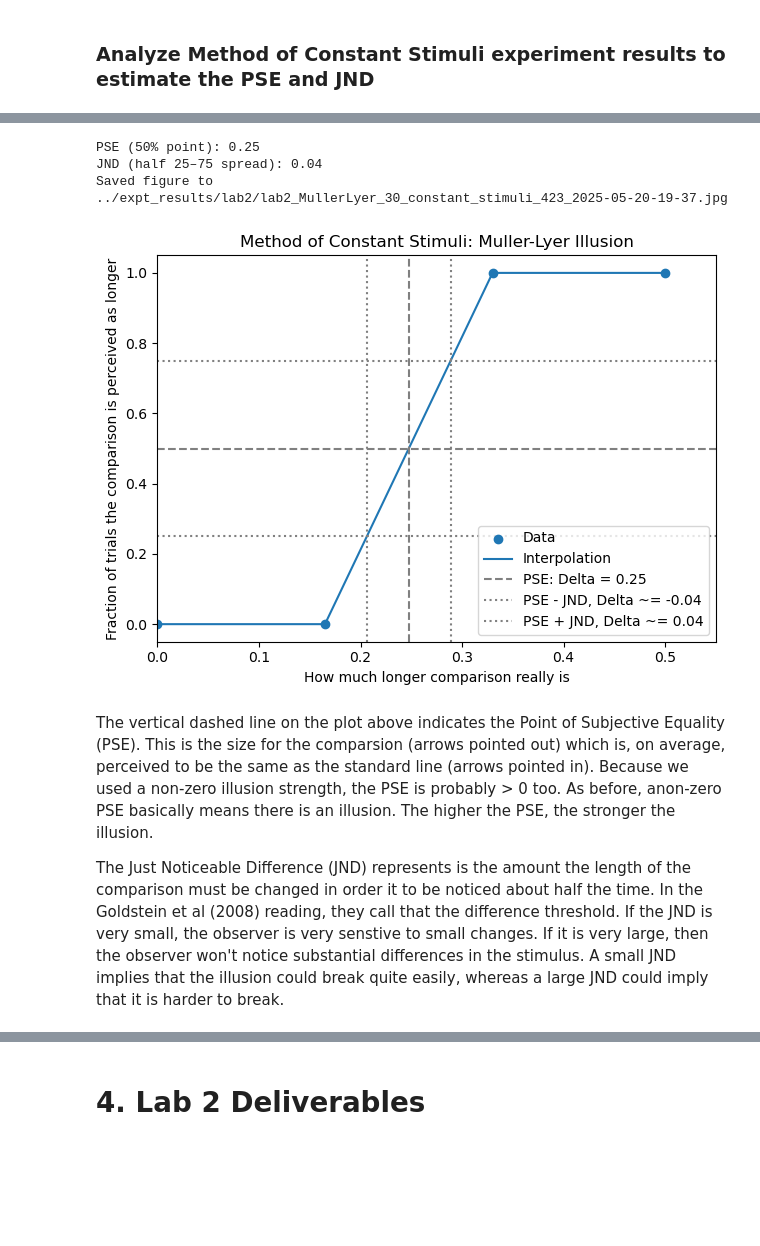
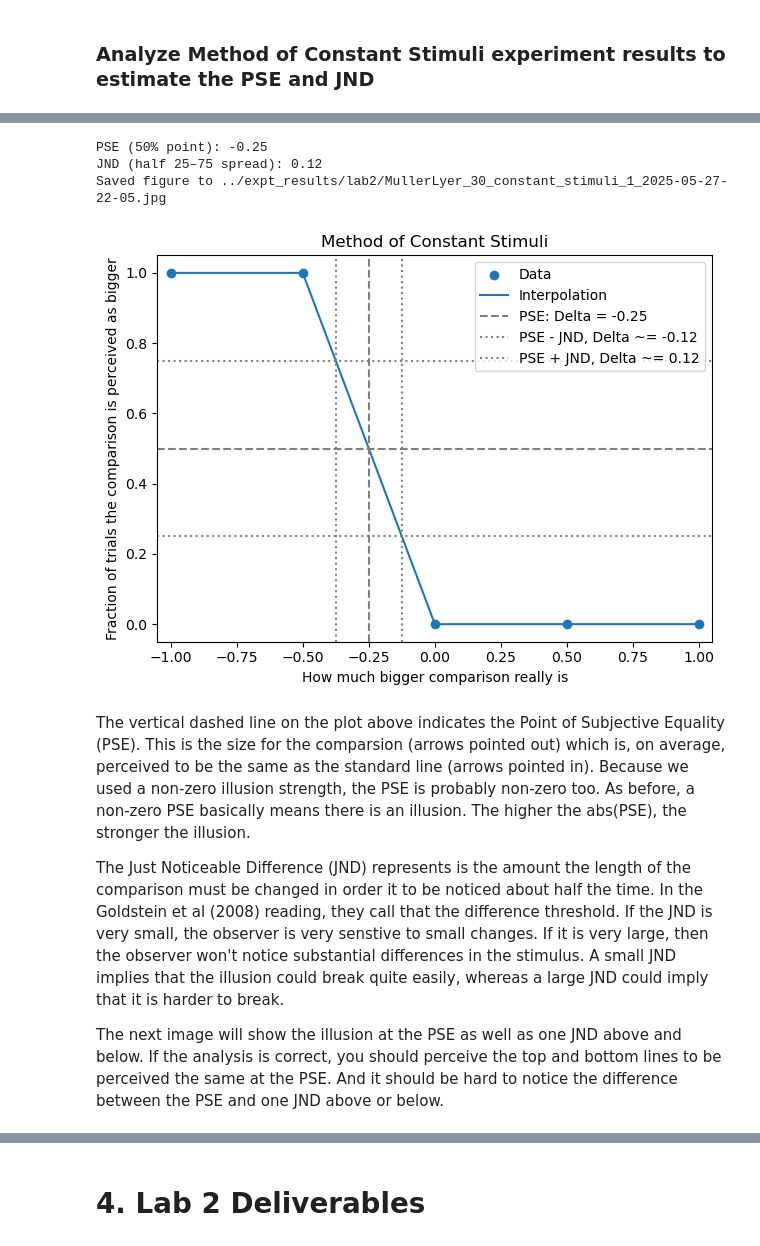
Before and after one commit to ahna/illusion-lab, a Jupyter notebook: Lab2.ipynb, the cells around one changed output, grey strips where cells are left out. Saved outputs shown, nothing was run; the diff lists cells and outputs as text; code cells hidden in the pictures; blank space fills up the shorter version.

```diff
--- a/Lab2.ipynb
+++ b/Lab2.ipynb
@@ -65,6 +66,6 @@ In Pyllusion's implementation of the Muller-Lyer illusion there are two main par
 In the next example you will see what it means to vary the illusion strength, while keeping the difference between the upper and bottom lines at zero. Even though the red lines are always the same length, do you see that sometimes the top and bottom lines appear to be different lengths, especially when the illusion strength (arrow angles) are high?
 # %%
 # pre-render a bunch of illusions -- it takes a few minutes but will result in faster experiments
-stimuli_dict = pyllusion_lab.pre_render_stimuli(illusion_type, illusion_strengths=[-30, -15, 0, 15, 30], standard=0.5, differences=[-1, -0.5, 0, 0.5, 1], prerendered_stimuli_dir=prerendered_stimuli_dir);
+stimuli_dict = pyllusion_lab.pre_render_stimuli(illusion_type, illusion_strengths=[-30, -15, 0, 15, 30], standard=0.5, differences=[-1, -0.66, -0.33, 0, 0.33, 0.66, 1], prerendered_stimuli_dir=prerendered_stimuli_dir);
 # %% [output]
 -30 -1
@@ -103,7 +108,7 @@ Muller-Lyer illusion with 5 different arrow angles (illusion strengths)
 In the next example you will see what it means to vary the difference between the line segments, while keeping the arrow angles fixed at 0. When the arrow angle is zero, the illusion doesn't usually occur: You should be able to accurately tell which line is longer.
 # %%
 illusion_strength = 0
-differences = [-1, -0.5, 0, 0.5, 1]
+differences = [-1, -0.66, -0.33, 0, 0.33, 0.66, 1]
 plt.figure(figsize=(20,5))
 for i,delta in enumerate(differences, start=1):
     plt.subplot(1,len(differences),i)
@@ -111,5 +116,5 @@ for i,delta in enumerate(differences, start=1):
     plt.imshow(stimulus_img)
     plt.axis('off')
     plt.title(delta)
-print(f"Muller-Lyer illusion with illusion strength = 0 and {len(differences)} different relative lengths")
+print(f"{illusion_type} illusion with illusion strength = 0 and {len(differences)} different relative lengths")
 # %% [output]
@@ -119,15 +124,17 @@ Muller-Lyer illusion with illusion strength = 0 and 5 different relative lengths
 Putting it all together, now we can make a nifty table of changing the arrow angle and the relative length:
 # %%
 illusion_strengths = [-30, -15, 0, 15, 30]
-differences = [-1, -0.5, 0, 0.5, 1]
-plt.figure(figsize=(20,20))
+differences = [-1, -0.66, -0.33, 0, 0.33, 0.66, 1]
+plt.figure(figsize=(20,12))
 for i,illusion_strength in enumerate(illusion_strengths, start=0):
     for j,delta in enumerate(differences, start=1):
-        plt.subplot(len(differences),len(illusion_strengths),i*len(illusion_strengths)+j)
+        plt.subplot(len(illusion_strengths),len(differences),i*len(differences)+j)
         stimulus_img, stimulus_params = pyllusion_lab.load_prerendered_stimulus(stimuli_dict, illusion_strength, delta)
         plt.imshow(stimulus_img)
         plt.axis('off')
-        plt.title(str(illusion_strength) + ", " + str(delta))
+        plt.title(f"strength:{illusion_strength}, Δ:{delta}")
 plt.tight_layout()
-print(f"Muller-Lyer illusion with various arrow angles and and relative lengths. Any apparent length difference in column 3 is illusory, as is perceiving the same line length in columns 1,2,4 or 5.")
+print(f"{illusion_type} illusion with various arrow angles and and relative lengths.")
+print("When Δ is 0 (middle column), any apparent length difference is illusory")
+print("When Δ is not zero (all the other columns), seeing the two lines as the same length is illusory")
 # %% [output]
@@ -218,14 +227,12 @@ A few tips for running this experiment:
 - It is helpful to have the experiment cell titled "# run the experiment with a illusion strength of 30" at the top of your screen
 - Do NOT respond until the stimulus disappears and the fixation cross appears. If you respond early, a Jupyter shortcut may inadvertently get activated which will convert the code cell into a markdown cell and stop the experiment prematurely. If this happens to you, you can simply create a new code cell ("+") and copy and paste the lines into it, and start over.
 # %%
-importlib.reload(pyllusion_lab)
-import pyllusion_lab
-
 welcome_instructions = "In this experiment, you will see two lines with errors, and be asked to judge whether the top or bottom line is longer."
 trial_instructions="Which looked longer?"
-constantstimuli_results_df, results_filename = pyllusion_lab.pyllusion_constantstim_expt(
-    illusion_type, illusion_strength=30, differences=[-1, -0.5, 0, 0.5, 1], num_trials_per_level=3,
+differences=[-1,-0.66,-0.33,0,0.33,0.66,1]
+constantstimuli_results_df, results_constantstim_filename = pyllusion_lab.pyllusion_constantstim_expt(
+    illusion_type, illusion_strength=30, differences=differences, num_trials_per_level=3,
     size_min=0.5, duration=0.8, output_data_path=output_data_path, welcome_instructions=welcome_instructions,
-    trial_instructions=trial_instructions, stimuli_dict=stimuli_dict)
+    trial_instructions=trial_instructions, stimuli_dict=stimuli_dict)'
 # %% [output]
 VBox(children=(Output(layout=Layout(display='flex', justify_content='center')), Output(layout=Layout(display='…
@@ -242,14 +253,15 @@ results_filename = "../expt_results/lab2/lab2_MullerLyer_30_constant_stimuli_423
 # %%
 # plot the psychometric function, get PSE and JND
-constantstimuli_results_df = pyllusion_lab.reformat_muller_lyer_constantstim_results(results_filename)
-results_fig_filename = results_filename.rstrip('_results.csv') + '.jpg'
-PSE, JND = pyllusion_lab.get_PSE_JND_plot(constantstimuli_results_df, results_fig_filename);
+results_constantstim_fig_filename = results_constantstim_filename.rstrip('_results.csv') + '.jpg'
+PSE, JND = pyllusion_lab.get_PSE_JND_constantstim_plot(results_constantstim_filename, results_constantstim_fig_filename);
 # %% [output]
-PSE (50% point): 0.25
-JND (half 25–75 spread): 0.04
-Saved figure to ../expt_results/lab2/lab2_MullerLyer_30_constant_stimuli_423_2025-05-20-19-37.jpg
+PSE (50% point): -0.25
+JND (half 25–75 spread): 0.12
+Saved figure to ../expt_results/lab2/MullerLyer_30_constant_stimuli_1_2025-05-27-22-05.jpg
-[figure, old version]
+[figure, new version]
 # %% [markdown]
-The vertical dashed line on the plot above indicates the Point of Subjective Equality (PSE). This is the size for the comparsion (arrows pointed out) which is, on average, perceived to be the same as the standard line (arrows pointed in). Because we used a non-zero illusion strength, the PSE is probably > 0 too. As before, anon-zero PSE basically means there is an illusion. The higher the PSE, the stronger the illusion.
+The vertical dashed line on the plot above indicates the Point of Subjective Equality (PSE). This is the size for the comparsion (arrows pointed out) which is, on average, perceived to be the same as the standard line (arrows pointed in). Because we used a non-zero illusion strength, the PSE is probably non-zero too. As before, a non-zero PSE basically means there is an illusion. The higher the abs(PSE), the stronger the illusion.
 
 The Just Noticeable Difference (JND) represents is the amount the length of the comparison must be changed in order it to be noticed about half the time. In the Goldstein et al (2008) reading, they call that the difference threshold. If the JND is very small, the observer is very senstive to small changes. If it is very large, then the observer won't notice substantial differences in the stimulus. A small JND implies that the illusion could break quite easily, whereas a large JND could imply that it is harder to break.
+
+The next image will show the illusion at the PSE as well as one JND above and below. If the analysis is correct, you should perceive the top and bottom lines to be perceived the same at the PSE. And it should be hard to notice the difference between the PSE and one JND above or below.
```
Also changed, not shown: parts of 17 cells of this notebook, 1 other file.
